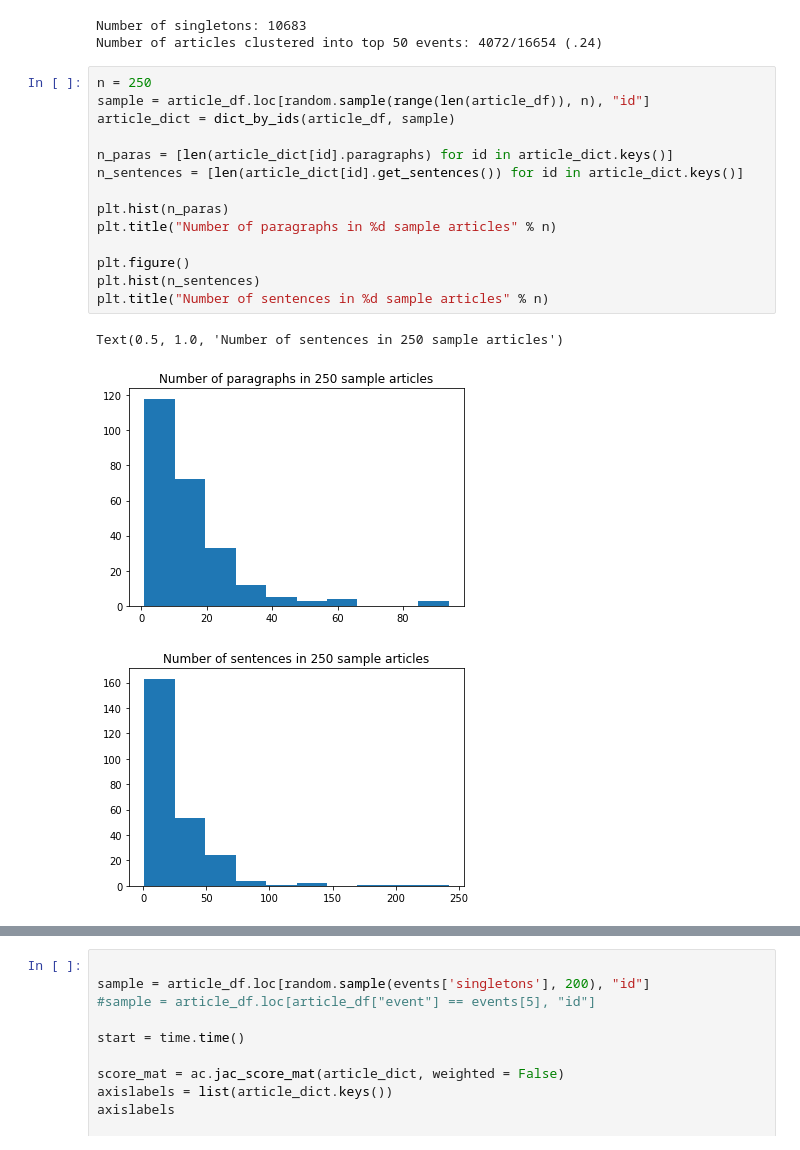
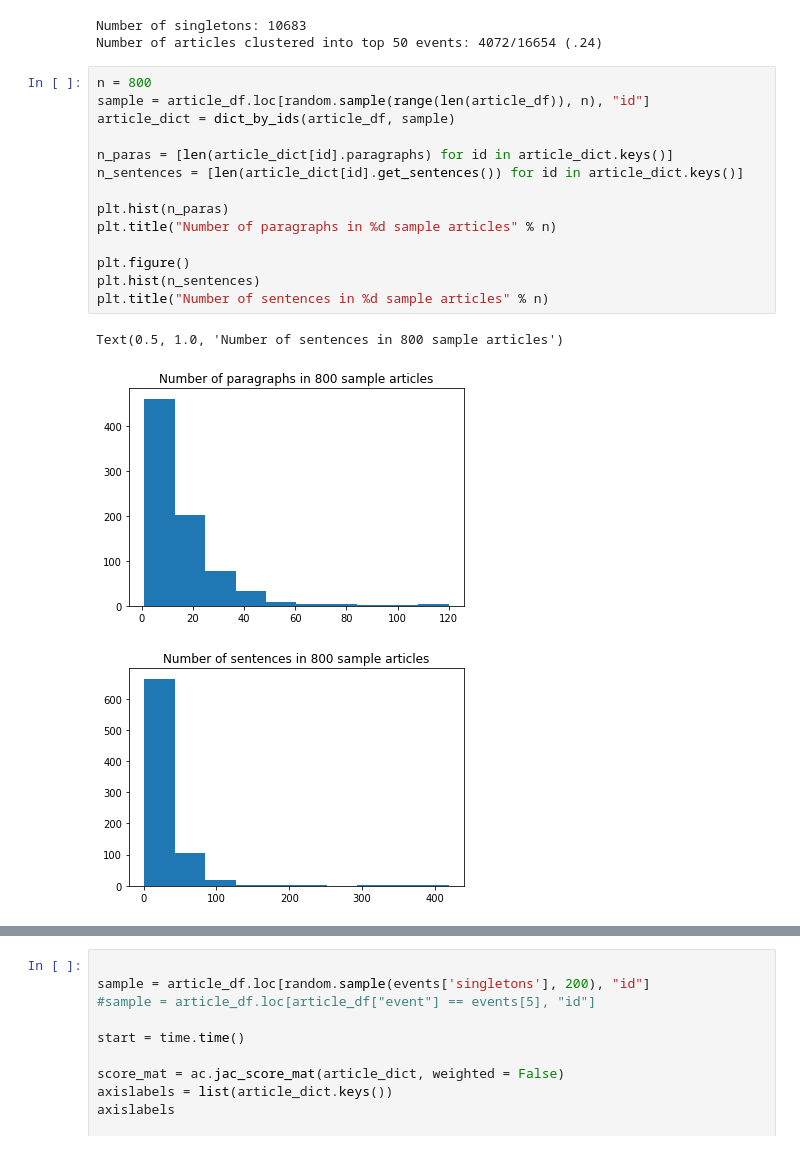
Before and after one commit to asprout/ArticleComparisons, a Jupyter notebook: OneDayDuplicationDetection-190531.ipynb, the cells around one changed output, grey strips where cells are left out. Drawn from its saved outputs; the diff is of its cells as text.

```diff
--- a/OneDayDuplicationDetection-190531.ipynb
+++ b/OneDayDuplicationDetection-190531.ipynb
@@ -62,20 +62,20 @@ ac = tc.ArticleComparisons()
 Number of singletons: 10683
 Number of articles clustered into top 50 events: 4072/16654 (.24)
 # %%
-n = 250
+n = 800
 sample = article_df.loc[random.sample(range(len(article_df)), n), "id"]
 article_dict = dict_by_ids(article_df, sample)
 
 n_paras = [len(article_dict[id].paragraphs) for id in article_dict.keys()]
 n_sentences = [len(article_dict[id].get_sentences()) for id in article_dict.keys()]
 
 plt.hist(n_paras)
 plt.title("Number of paragraphs in %d sample articles" % n)
 
 plt.figure()
 plt.hist(n_sentences)
 plt.title("Number of sentences in %d sample articles" % n)
 # %% [output]
-Text(0.5, 1.0, 'Number of sentences in 250 sample articles')
+Text(0.5, 1.0, 'Number of sentences in 800 sample articles')
-[figure, old version]
+[figure, new version]
-[figure, old version]
+[figure, new version]
```
Also changed, not shown: parts of 4 cells of this notebook.
